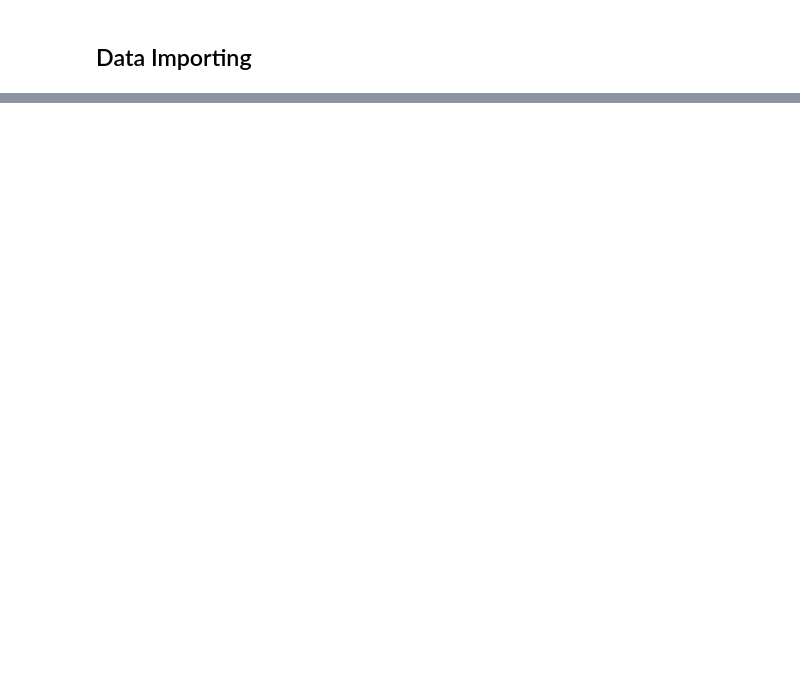
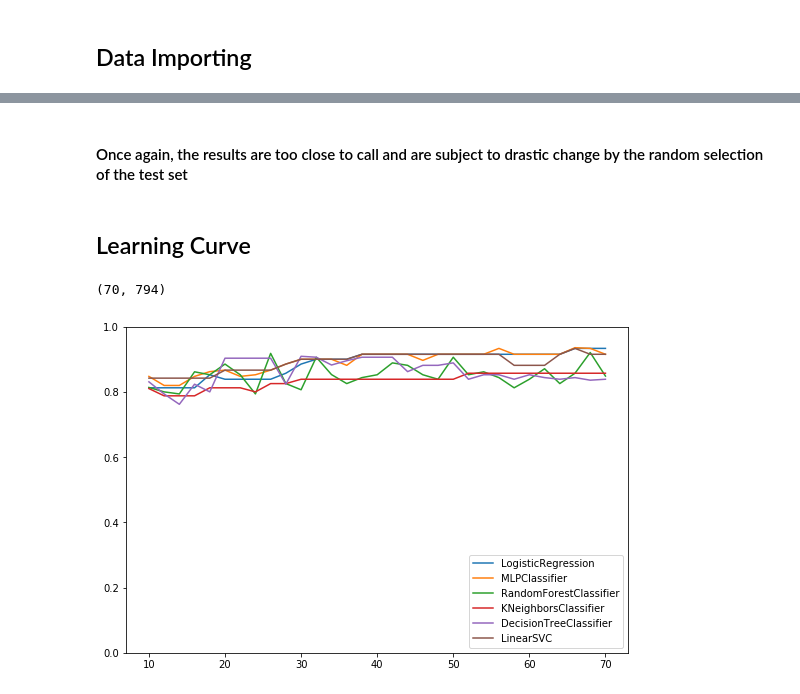
Before and after one commit to ChaojieZhang-cz/BuffyCoatTranscriptome, a Jupyter notebook: Project_2_1_v2.ipynb, the cells around one changed output, grey strips where cells are left out. Saved outputs shown, nothing was run; the diff lists cells and outputs as text; code cells hidden in the pictures; blank space fills up the shorter version.

```diff
--- a/Project_2_1_v2.ipynb
+++ b/Project_2_1_v2.ipynb
@@ -26,0 +114,5 @@ df
+# %%
+scaler = StandardScaler()
+scaler.fit(X_train)
+X_train_scaled = scaler.transform(X_train)
+X_test_scaled = scaler.transform(X_test)
@@ -26,0 +266,13 @@ df
+# %%
+rows = []
+for model in bestModels:
+    model.fit(X_train_scaled, y_train)
+    y_pred = model.predict(X_test_scaled)
+
+    acc = accuracy_score(y_test, y_pred)
+    prec, rec, fm, _ = precision_recall_fscore_support(y_test, y_pred, pos_label=1, average="binary")
+
+    rows.append([str(model), acc, prec, rec, fm])
+
+final_df = pd.DataFrame(rows, columns=["Model", "Accuracy", "Precision", "Recall", "F-Measure"])
+final_df.sort_values(by="F-Measure", ascending=False)
@@ -26,0 +287,36 @@ df
+# %% [markdown]
+#### Once again, the results are too close to call and are subject to drastic change by the random selection of the test set
+# %% [markdown]
+## Learning Curve
+# %%
+X_train_scaled.shape
+# %% [output]
+(70, 794)
+# %%
+f1s = {}
+for model in bestModels:
+    mName = str(model)[:str(model).find("(")]
+    f1s[mName] = []
+
+    for n in range(10, 71, 2):
+        xt = X_train_scaled[:n]
+        yt = y_train[:n]
+
+        model.fit(xt, yt)
+        y_pred = model.predict(X_test_scaled)
+
+        f1 = f1_score(y_test, y_pred)
+        f1s[mName].append(f1)
+# %%
+# zoomed out
+plt.figure(figsize=(9, 6))
+plt.ylim([0.0, 1.0])
+
+for model in bestModels:
+    mName = str(model)[:str(model).find("(")]
+    plt.plot(range(10, 71, 2), f1s[mName], label=mName)
+
+plt.legend(loc="lower right")
+plt.show()
+# %% [output]
+[figure, added]
```
Also changed, not shown: parts of 19 cells of this notebook, 4 other files.
